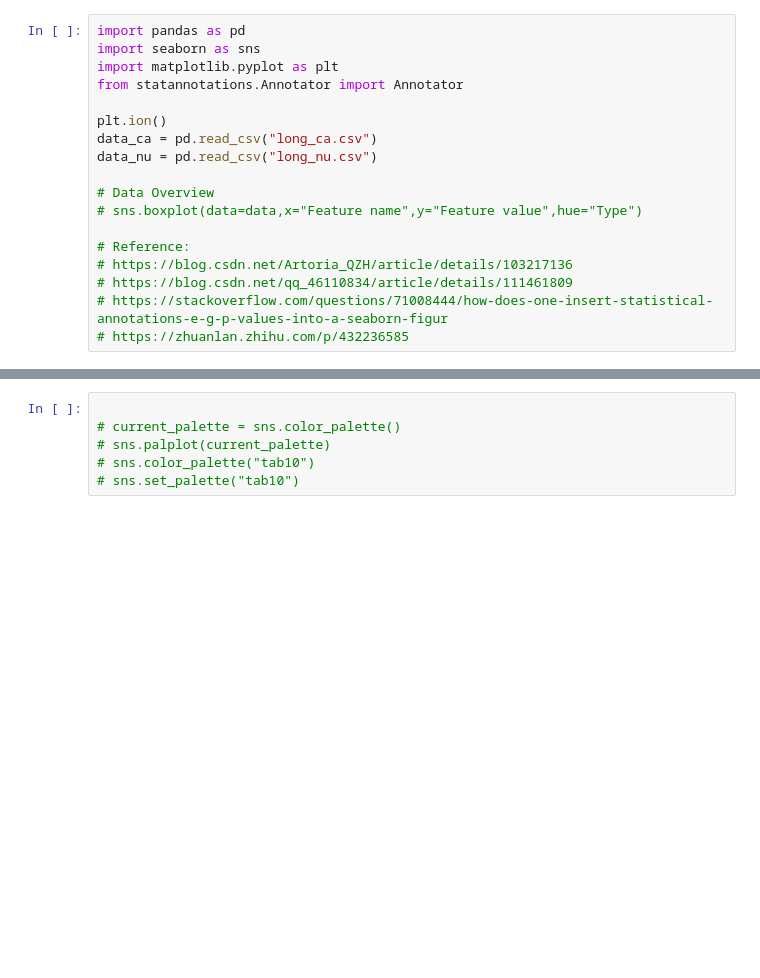
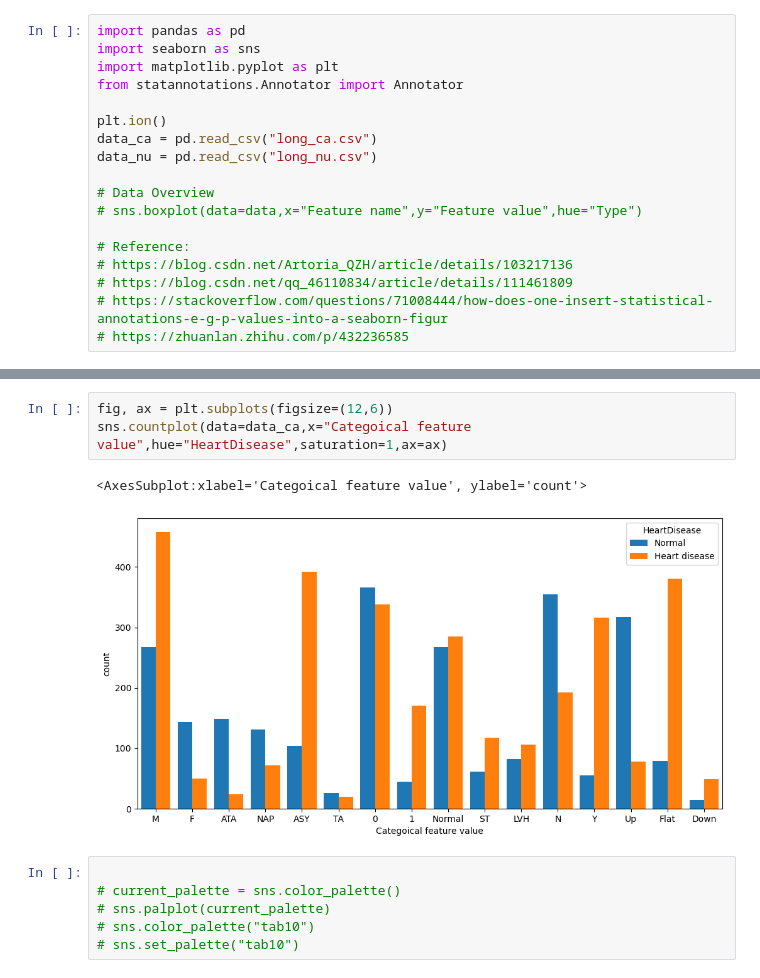
Before and after one commit to AlanYWu/Prediction-of-Heart-Failure-Using-Naive-Bayes-Classifiers, a Jupyter notebook: Graph/Data representation/1_Plot_Final.ipynb, the cells around one changed output, grey strips where cells are left out. Saved outputs shown, nothing was run; the diff lists cells and outputs as text; blank space fills up the shorter version.

Commit message:
Update the countplot

```diff
--- a/Graph/Data representation/1_Plot_Final.ipynb
+++ b/Graph/Data representation/1_Plot_Final.ipynb
@@ -36,3 +37,9 @@ ValueError: Could not interpret input 'Numerical feature value'
+# %%
+fig, ax = plt.subplots(figsize=(12,6))
+sns.countplot(data=data_ca,x="Categoical feature value",hue="HeartDisease",saturation=1,ax=ax)
+# %% [output]
+<AxesSubplot:xlabel='Categoical feature value', ylabel='count'>
+[figure, added]
 # %%
 
 # current_palette = sns.color_palette()
```
Also changed, not shown: parts of 2 cells of this notebook, 7 other files.
